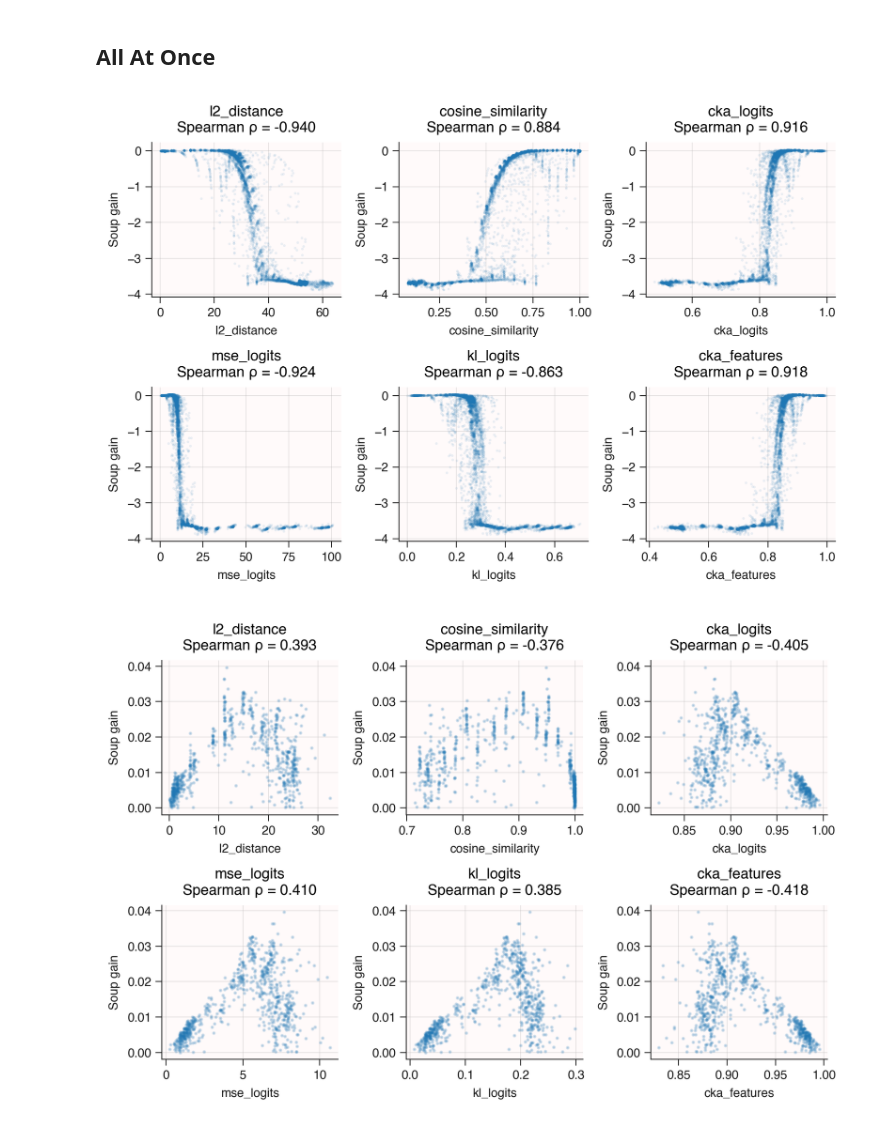
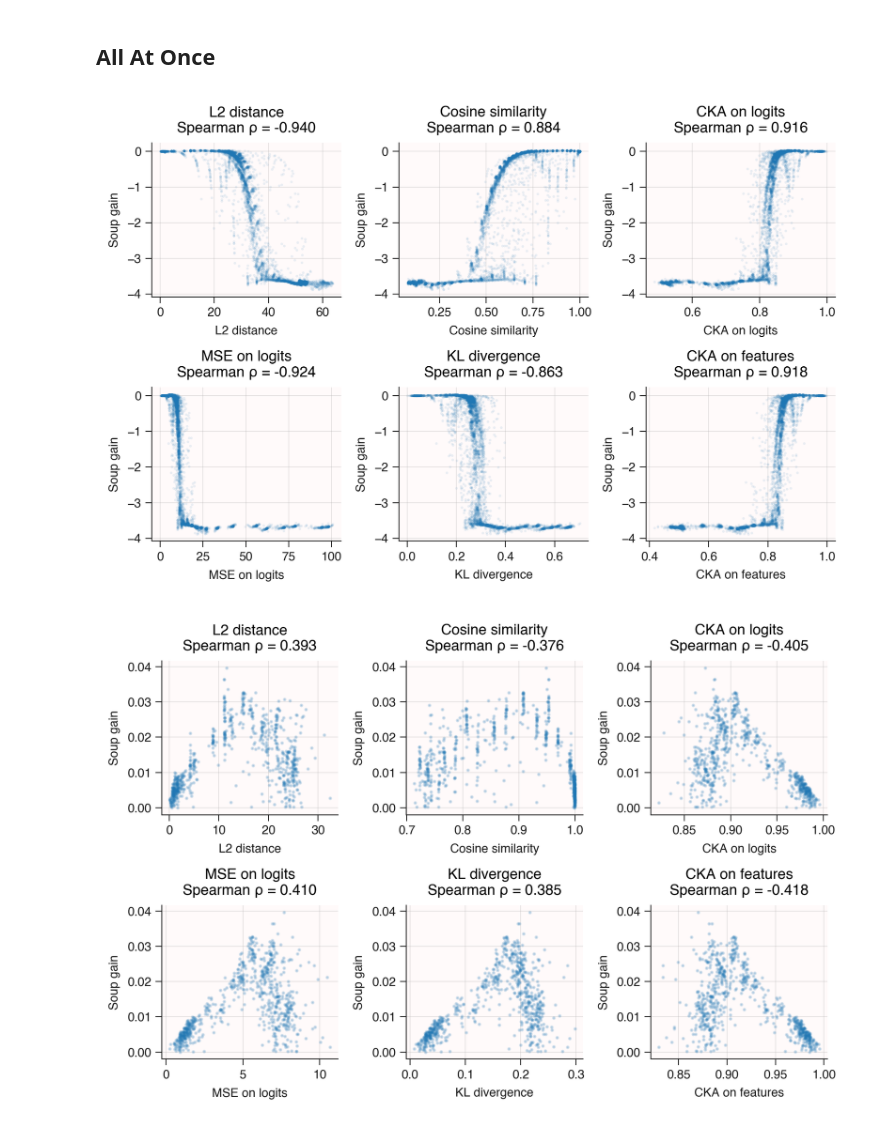
Before and after one commit to chipnbits/too-salty, a Jupyter notebook: notebooks/3. Similarities.ipynb, the cells around one changed output. Cells and saved outputs as stored; diff of their text form; code cells hidden in the pictures.

```diff
--- a/notebooks/3. Similarities.ipynb
+++ b/notebooks/3. Similarities.ipynb
@@ -10,17 +65,4 @@ soups, models = get_models_and_soups_df()
 # %%
-import numpy as np
-import matplotlib.pyplot as plt
-from scipy.stats import pearsonr, spearmanr
-
-similarity_metrics = [
-    # 'l2_distance',
-    # 'cosine_similarity',
-    # 'cka_logits',
-    # 'mse_logits',
-    'kl_logits',
-    # 'cka_features'
-]
-
 # Keep only soups that worked
 soups_pos = soups[soups['soup_gain'] > 0]
 
@@ -39,11 +81,10 @@ for metric in similarity_metrics:
     spearman_r, spearman_p = spearmanr(x, y)
 
     # Plot
-    fig, ax = plt.subplots()
-
+    fig, ax = plt.subplots(figsize=(4,2))
     ax.scatter(x, y, alpha=0.2, s=2)
 
-    ax.set_xlabel(metric)
+    ax.set_xlabel(metric_name_map[metric])
     ax.set_ylabel('Soup gain')
     # ax.set_title(
     #     f'Positive soups: soup gain vs KL on logits\n'
@@ -52,6 +93,6 @@ for metric in similarity_metrics:
 
     ax.grid(True, alpha=0.3)
     plt.tight_layout()
-    plt.savefig(f'../report/figures/soup_gain_vs_kl_positive_soups.png', dpi=300)
+    plt.savefig(f'../iclr_report/figures/soup_gain_vs_kl_positive_soups.png', dpi=300)
     plt.show()
 # %% [output]
@@ -84,10 +125,10 @@ for ax, metric in zip(axes, similarity_metrics):
     spearman_r, spearman_p = spearmanr(x, y)
 
     ax.scatter(x, y, alpha=0.1, s=0.2)
-    ax.set_xlabel(metric)
+    ax.set_xlabel(metric_name_map[metric])
     ax.set_ylabel('Soup gain')
     ax.set_title(
-        f'{metric}\n'
+        f'{metric_name_map[metric]}\n'
         f'Spearman ρ = {spearman_r:.3f}'
     )
     ax.grid(True, alpha=0.3)
@@ -97,10 +138,10 @@ for ax in axes[len(similarity_metrics):]:
     ax.set_visible(False)
 
 plt.tight_layout()
-plt.savefig(f'../report/figures/soup_gain_vs_all_metrics.png', dpi=300)
+plt.savefig(f'../iclr_report/figures/soup_gain_vs_all_metrics.png', dpi=300)
 plt.show()
 # %% [output]
-[figure, old version]
+[figure, new version]
 # %%
 similarity_metrics = [
     'l2_distance',
@@ -115,34 +156,34 @@ n = len(similarity_metrics)
 cols = 3
 rows = (n + cols - 1) // cols
 
 fig, axes = plt.subplots(rows, cols, figsize=(2*cols, 2*rows))
 axes = axes.flatten()
 
 soups_pos = soups[soups['soup_gain'] > 0]
 
 for ax, metric in zip(axes, similarity_metrics):
     df = soups_pos[[metric, 'soup_gain']].dropna()
     x = df[metric].to_numpy()
     y = df['soup_gain'].to_numpy()
 
     pearson_r, pearson_p = pearsonr(x, y)
     spearman_r, spearman_p = spearmanr(x, y)
 
     ax.scatter(x, y, alpha=0.2, s=1)
-    ax.set_xlabel(metric)
+    ax.set_xlabel(metric_name_map[metric])
     ax.set_ylabel('Soup gain')
     ax.set_title(
-        f'{metric}\n'
+        f'{metric_name_map[metric]}\n'
         f'Spearman ρ = {spearman_r:.3f}'
     )
     ax.grid(True, alpha=0.3)
 
 # Hide any empty axes if metrics don't fill the grid
 for ax in axes[len(similarity_metrics):]:
     ax.set_visible(False)
 
 plt.tight_layout()
-plt.savefig(f'../report/figures/soup_gain_vs_all_metrics_positive_soups.png', dpi=300)
+plt.savefig(f'../iclr_report/figures/soup_gain_vs_all_metrics_positive_soups.png', dpi=300)
 plt.show()
 # %% [output]
-[figure, old version]
+[figure, new version]
```
Also changed, not shown: parts of 2 cells of this notebook, 24 other files.
